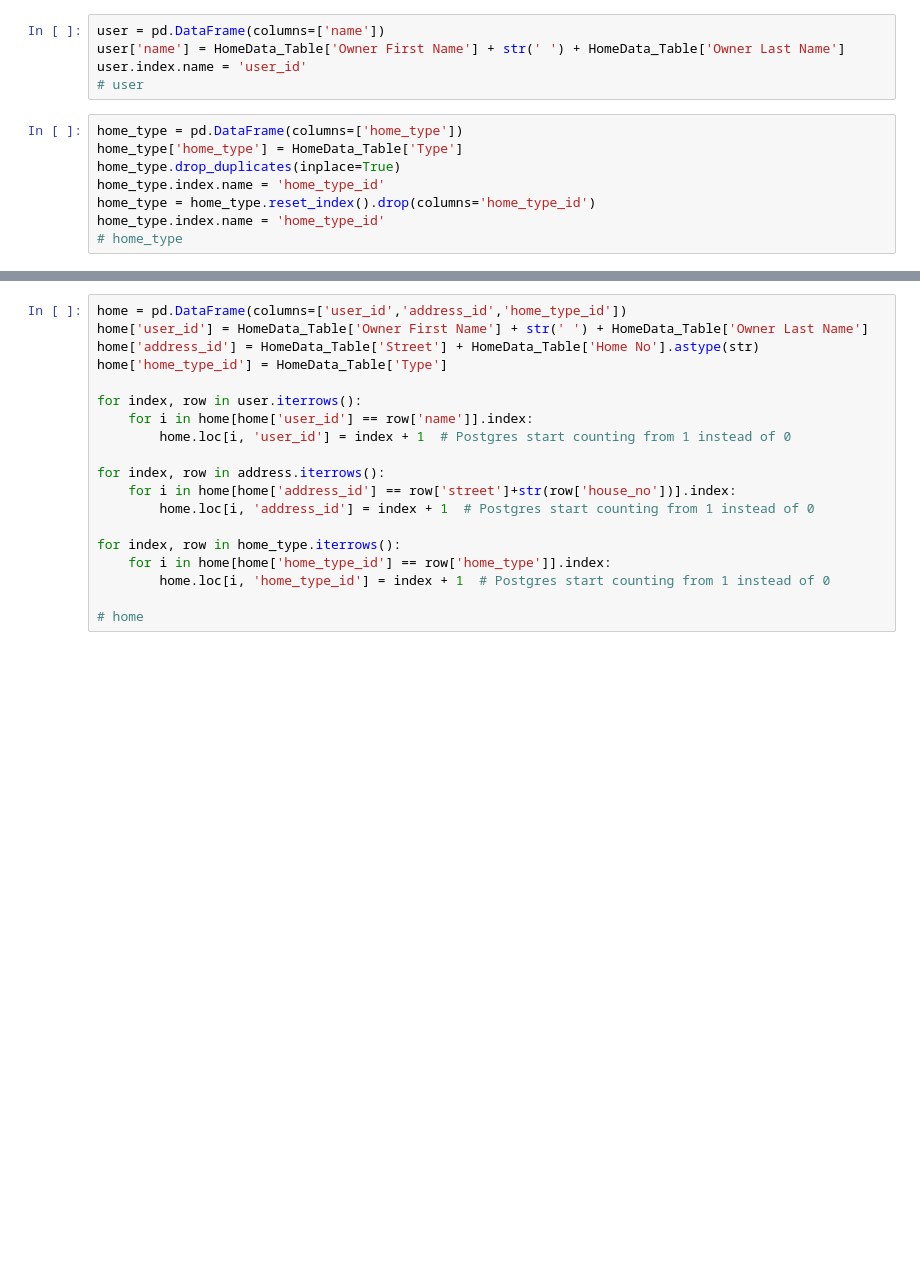
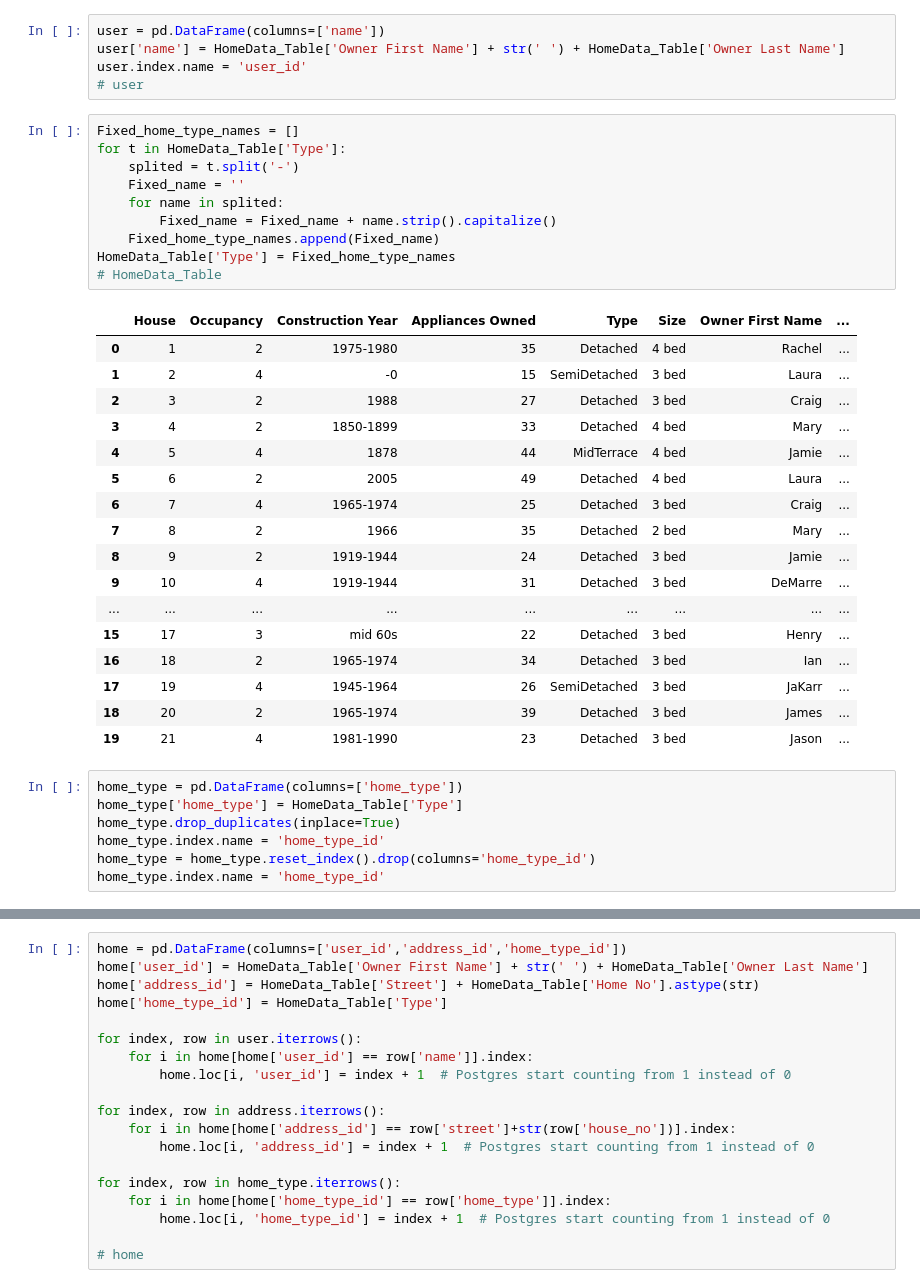
Before and after one commit to wkula/ADB_project, a Jupyter notebook: Data_insert.ipynb, the cells around one changed output, grey strips where cells are left out. Saved outputs shown, nothing was run; the diff lists cells and outputs as text; blank space fills up the shorter version.

Commit message:
Fix for enum type in home_type table

```diff
--- a/Data_insert.ipynb
+++ b/Data_insert.ipynb
@@ -328,6 +293,34 @@ user = pd.DataFrame(columns=['name'])
 user['name'] = HomeData_Table['Owner First Name'] + str(' ') + HomeData_Table['Owner Last Name']
 user.index.name = 'user_id'
 # user
+# %%
+Fixed_home_type_names = []
+for t in HomeData_Table['Type']:
+    splited = t.split('-')
+    Fixed_name = ''
+    for name in splited:
+        Fixed_name = Fixed_name + name.strip().capitalize()
+    Fixed_home_type_names.append(Fixed_name)
+HomeData_Table['Type'] = Fixed_home_type_names
+# HomeData_Table
+# %% [output]
+|  | House | Occupancy | Construction Year | Appliances Owned | Type | Size | Owner First Name | ... |
+| 0 | 1 | 2 | 1975-1980 | 35 | Detached | 4 bed | Rachel | ... |
+| 1 | 2 | 4 | -0 | 15 | SemiDetached | 3 bed | Laura | ... |
+| 2 | 3 | 2 | 1988 | 27 | Detached | 3 bed | Craig | ... |
+| 3 | 4 | 2 | 1850-1899 | 33 | Detached | 4 bed | Mary | ... |
+| 4 | 5 | 4 | 1878 | 44 | MidTerrace | 4 bed | Jamie | ... |
+| 5 | 6 | 2 | 2005 | 49 | Detached | 4 bed | Laura | ... |
+| 6 | 7 | 4 | 1965-1974 | 25 | Detached | 3 bed | Craig | ... |
+| 7 | 8 | 2 | 1966 | 35 | Detached | 2 bed | Mary | ... |
+| 8 | 9 | 2 | 1919-1944 | 24 | Detached | 3 bed | Jamie | ... |
+| 9 | 10 | 4 | 1919-1944 | 31 | Detached | 3 bed | DeMarre | ... |
+| ... | ... | ... | ... | ... | ... | ... | ... | ... |
+| 15 | 17 | 3 | mid 60s | 22 | Detached | 3 bed | Henry | ... |
+| 16 | 18 | 2 | 1965-1974 | 34 | Detached | 3 bed | Ian | ... |
+| 17 | 19 | 4 | 1945-1964 | 26 | SemiDetached | 3 bed | JaKarr | ... |
+| 18 | 20 | 2 | 1965-1974 | 39 | Detached | 3 bed | James | ... |
+| 19 | 21 | 4 | 1981-1990 | 23 | Detached | 3 bed | Jason | ... |
 # %%
 home_type = pd.DataFrame(columns=['home_type'])
 home_type['home_type'] = HomeData_Table['Type']
@@ -335,4 +328,3 @@ home_type.drop_duplicates(inplace=True)
 home_type.index.name = 'home_type_id'
 home_type = home_type.reset_index().drop(columns='home_type_id')
 home_type.index.name = 'home_type_id'
-# home_type
```
Also changed, not shown: parts of 7 cells of this notebook.
